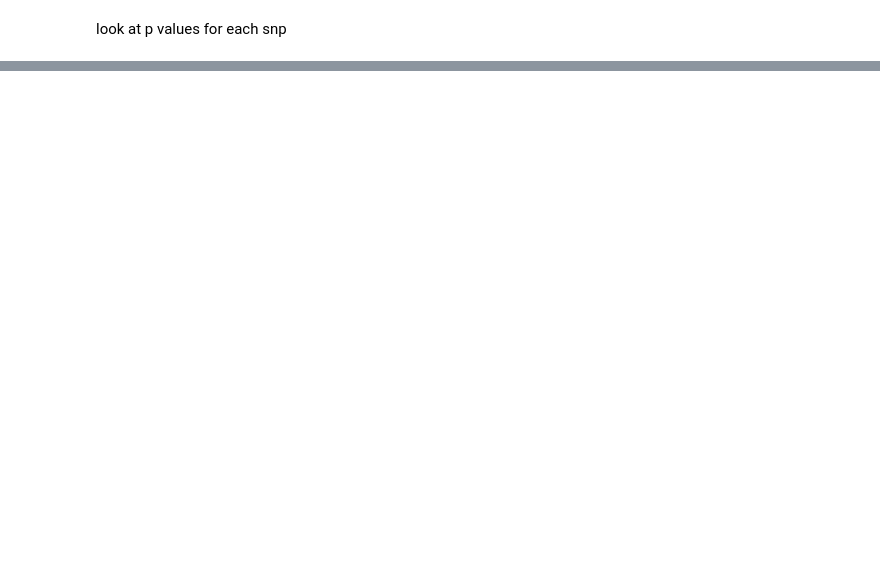
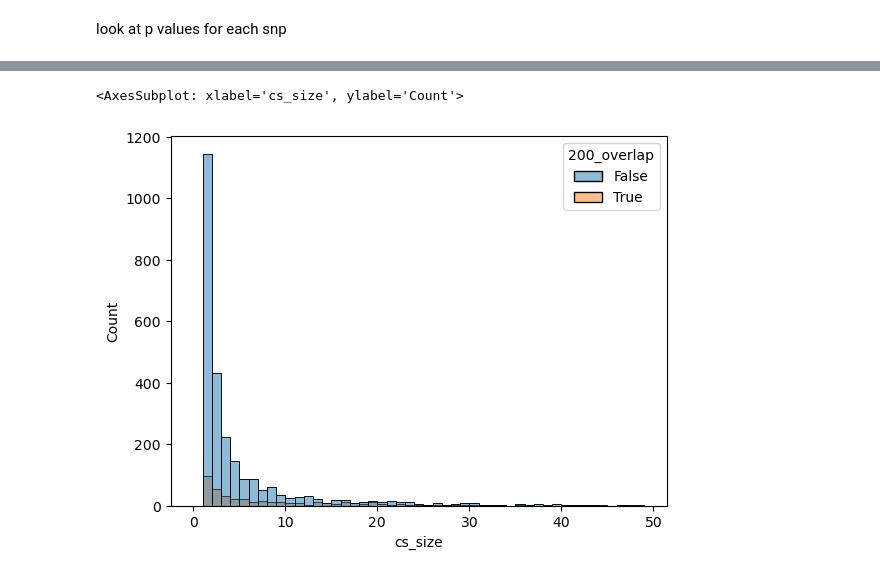
Before and after one commit to kal26/pcqtls, a Jupyter notebook: workflow/notebooks/pcqtl_analysis/subsampling_analysis/analyze_subsampling.ipynb, the cells around one changed output, grey strips where cells are left out. Cells and saved outputs as stored; diff of their text form; code cells hidden in the pictures; blank space fills up the shorter version.

```diff
--- a/workflow/notebooks/pcqtl_analysis/subsampling_analysis/analyze_subsampling.ipynb
+++ b/workflow/notebooks/pcqtl_analysis/subsampling_analysis/analyze_subsampling.ipynb
@@ -128,0 +173,12 @@ plt.legend()
+# %%
+def get_cs_overlap(row, var_list):
+    return sum(var_list.isin(row['variant_list_2'])) > 0
+# %%
+sub_overlaps[100]['variant_list_2'] = sub_overlaps[100]['variant_list'].apply(ast.literal_eval)
+vars_100 = sub_overlaps[100]['variant_list_2'].explode()
+
+sub_overlaps[200]['variant_list_2'] = sub_overlaps[200]['variant_list'].apply(ast.literal_eval)
+vars_200 = sub_overlaps[200]['variant_list_2'].explode()
+# %%
+sub_overlaps[100]['200_overlap'] = sub_overlaps[100].progress_apply(get_cs_overlap, axis=1, args=(vars_200,))
+sub_overlaps[200]['100_overlap'] = sub_overlaps[200].progress_apply(get_cs_overlap, axis=1, args=(vars_100,))
@@ -128,0 +231,8 @@ plt.legend()
+# %%
+# color 100 vs 200 histogram by the above categories
+
+
+sns.histplot(x='cs_size', data=sub_overlaps[100][(sub_overlaps[100]['orig_cs_dataset']=='control_eqtl')], hue='200_overlap', bins=range(0,50))
+# %% [output]
+<AxesSubplot: xlabel='cs_size', ylabel='Count'>
+[figure, added]
```
Also changed, not shown: parts of 15 cells of this notebook, 6 other files.
